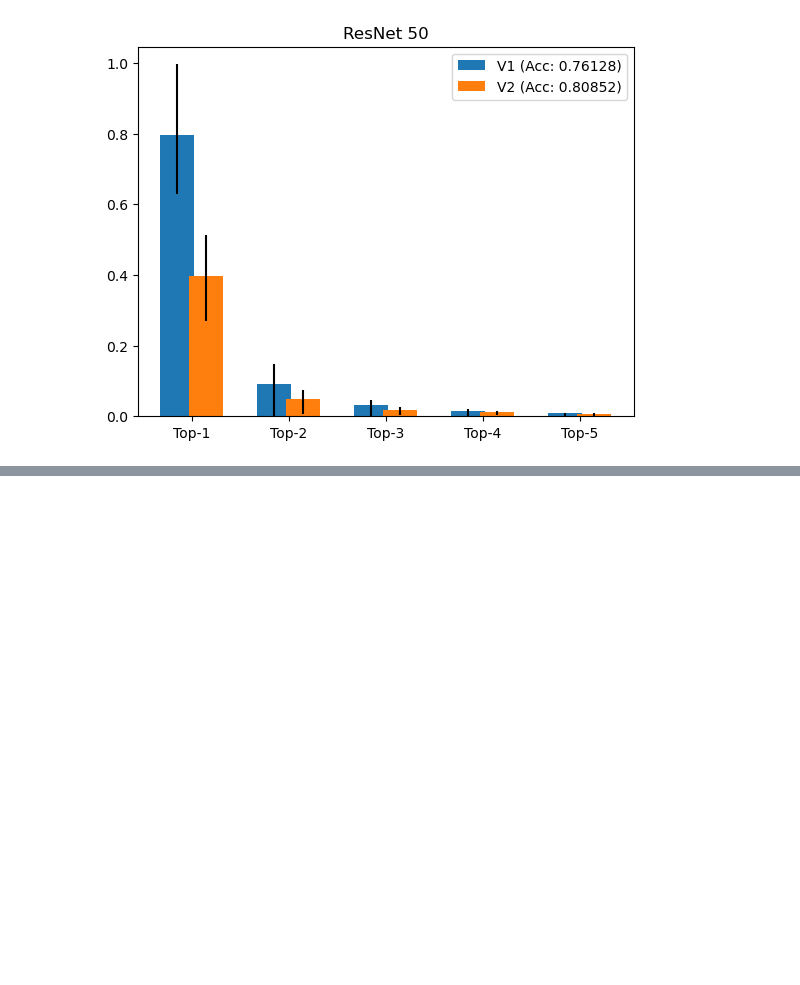
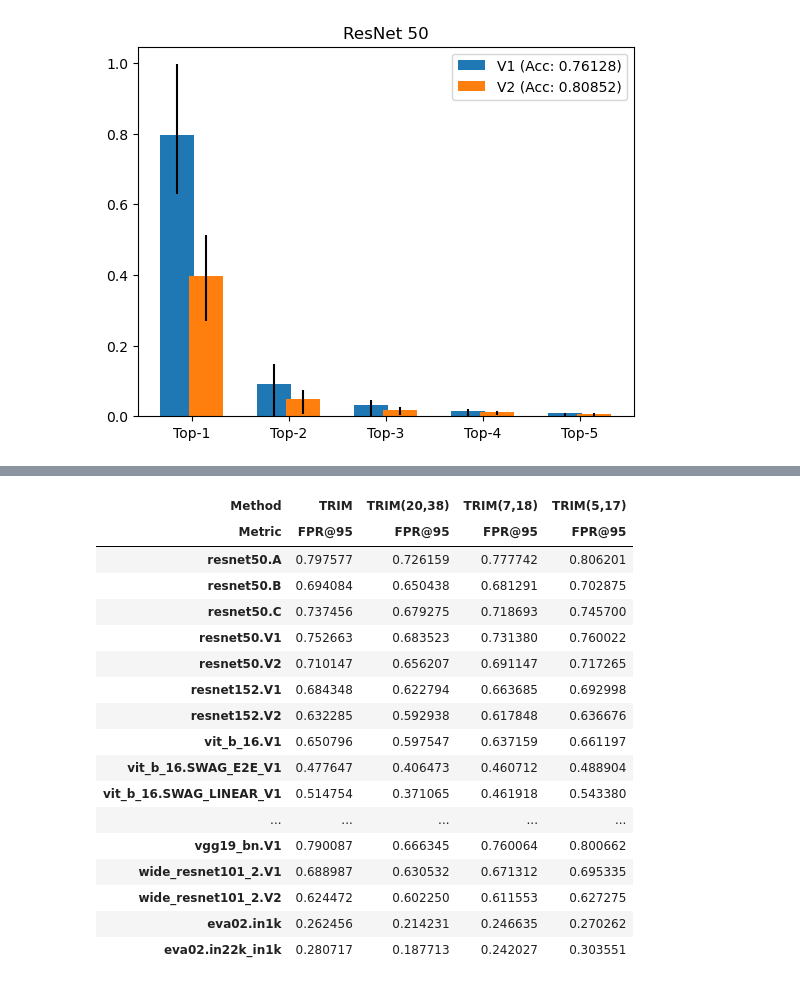
Before and after one commit to wizardbc/trim, a Jupyter notebook: eval.ipynb, the cells around one changed output, grey strips where cells are left out. Saved outputs shown, nothing was run; the diff lists cells and outputs as text; code cells hidden in the pictures; blank space fills up the shorter version.

```diff
--- a/eval.ipynb
+++ b/eval.ipynb
@@ -303,0 +422,22 @@ plt.show()
+# %%
+df_fpr95 = df_avg.loc[:, pd.IndexSlice[:,['FPR@95', 'Accuracy']]]
+color_df(df_fpr95[['TRIM']+_trim_lst])
+# %% [output]
+| Method | TRIM | TRIM(20,38) | TRIM(7,18) | TRIM(5,17) |
+| Metric | FPR@95 | FPR@95 | FPR@95 | FPR@95 |
+| resnet50.A | 0.797577 | 0.726159 | 0.777742 | 0.806201 |
+| resnet50.B | 0.694084 | 0.650438 | 0.681291 | 0.702875 |
+| resnet50.C | 0.737456 | 0.679275 | 0.718693 | 0.745700 |
+| resnet50.V1 | 0.752663 | 0.683523 | 0.731380 | 0.760022 |
+| resnet50.V2 | 0.710147 | 0.656207 | 0.691147 | 0.717265 |
+| resnet152.V1 | 0.684348 | 0.622794 | 0.663685 | 0.692998 |
+| resnet152.V2 | 0.632285 | 0.592938 | 0.617848 | 0.636676 |
+| vit_b_16.V1 | 0.650796 | 0.597547 | 0.637159 | 0.661197 |
+| vit_b_16.SWAG_E2E_V1 | 0.477647 | 0.406473 | 0.460712 | 0.488904 |
+| vit_b_16.SWAG_LINEAR_V1 | 0.514754 | 0.371065 | 0.461918 | 0.543380 |
+| ... | ... | ... | ... | ... |
+| vgg19_bn.V1 | 0.790087 | 0.666345 | 0.760064 | 0.800662 |
+| wide_resnet101_2.V1 | 0.688987 | 0.630532 | 0.671312 | 0.695335 |
+| wide_resnet101_2.V2 | 0.624472 | 0.602250 | 0.611553 | 0.627275 |
+| eva02.in1k | 0.262456 | 0.214231 | 0.246635 | 0.270262 |
+| eva02.in22k_in1k | 0.280717 | 0.187713 | 0.242027 | 0.303551 |
```
Also changed, not shown: parts of 19 cells of this notebook.
